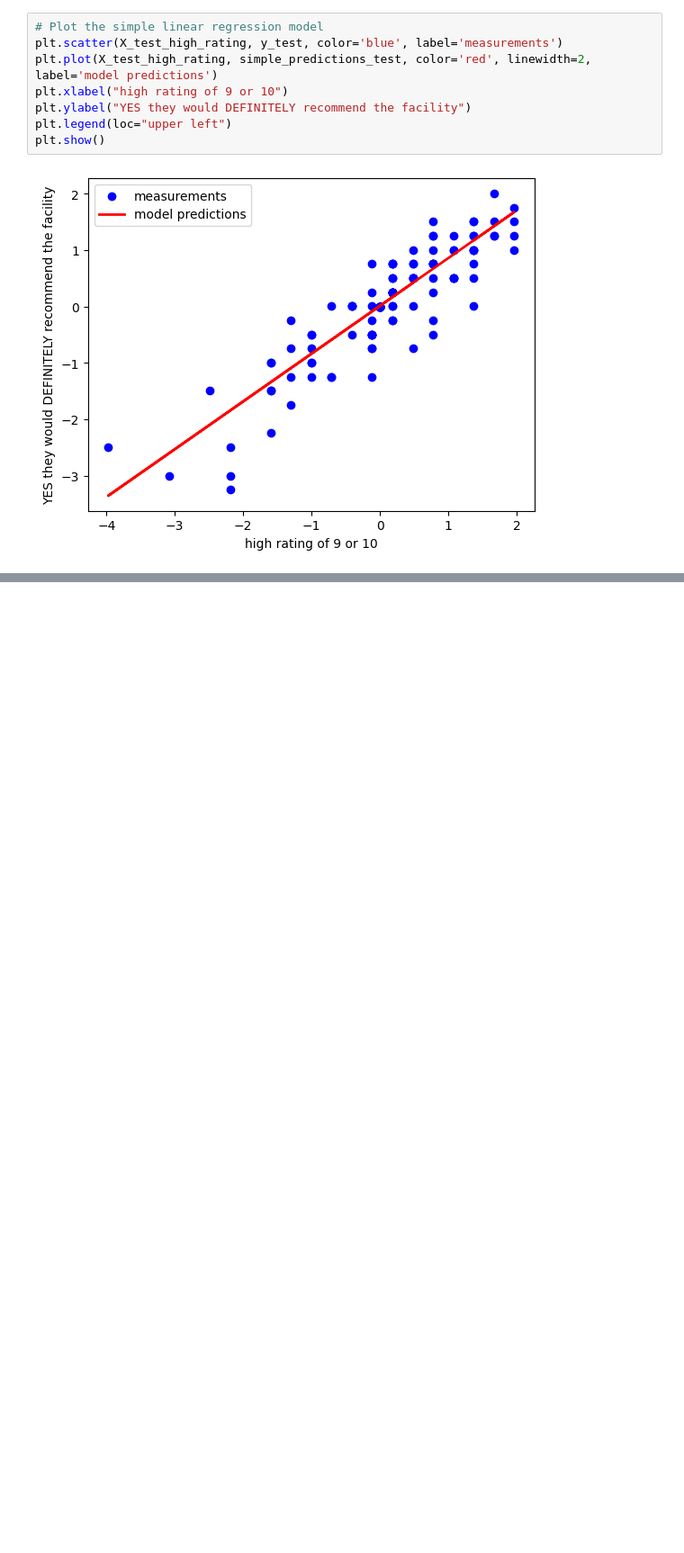
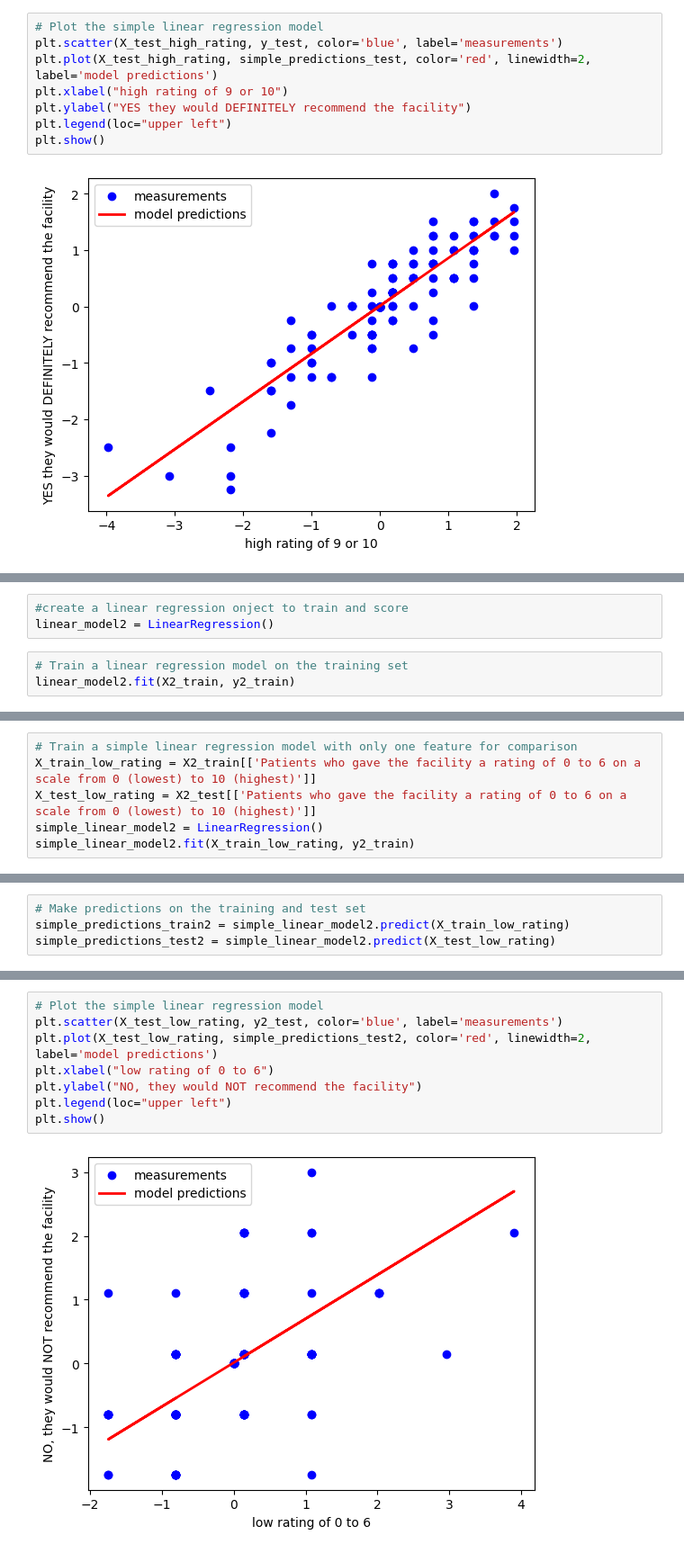
Before and after one commit to rachel5678b/Data-Science-Project-1, a Jupyter notebook: OAS_CAHPS.ipynb, the cells around one changed output, grey strips where cells are left out. Shown at 90% size. Drawn from its saved outputs; the diff is of its cells as text; blank space fills up the shorter version.

```diff
--- a/OAS_CAHPS.ipynb
+++ b/OAS_CAHPS.ipynb
@@ -359,0 +432,6 @@ plt.show()
+# %%
+#create a linear regression onject to train and score
+linear_model2 = LinearRegression()
+# %%
+# Train a linear regression model on the training set
+linear_model2.fit(X2_train, y2_train)
@@ -359,0 +477,6 @@ plt.show()
+# %%
+# Train a simple linear regression model with only one feature for comparison
+X_train_low_rating = X2_train[['Patients who gave the facility a rating of 0 to 6 on a scale from 0 (lowest) to 10 (highest)']]
+X_test_low_rating = X2_test[['Patients who gave the facility a rating of 0 to 6 on a scale from 0 (lowest) to 10 (highest)']]
+simple_linear_model2 = LinearRegression()
+simple_linear_model2.fit(X_train_low_rating, y2_train)
@@ -359,0 +485,4 @@ plt.show()
+# %%
+# Make predictions on the training and test set
+simple_predictions_train2 = simple_linear_model2.predict(X_train_low_rating)
+simple_predictions_test2 = simple_linear_model2.predict(X_test_low_rating)
@@ -359,0 +499,10 @@ plt.show()
+# %%
+# Plot the simple linear regression model
+plt.scatter(X_test_low_rating, y2_test, color='blue', label='measurements')
+plt.plot(X_test_low_rating, simple_predictions_test2, color='red', linewidth=2, label='model predictions')
+plt.xlabel("low rating of 0 to 6")
+plt.ylabel("NO, they would NOT recommend the facility")
+plt.legend(loc="upper left")
+plt.show()
+# %% [output]
+[figure, added]
```
Also changed, not shown: parts of 21 cells of this notebook.
